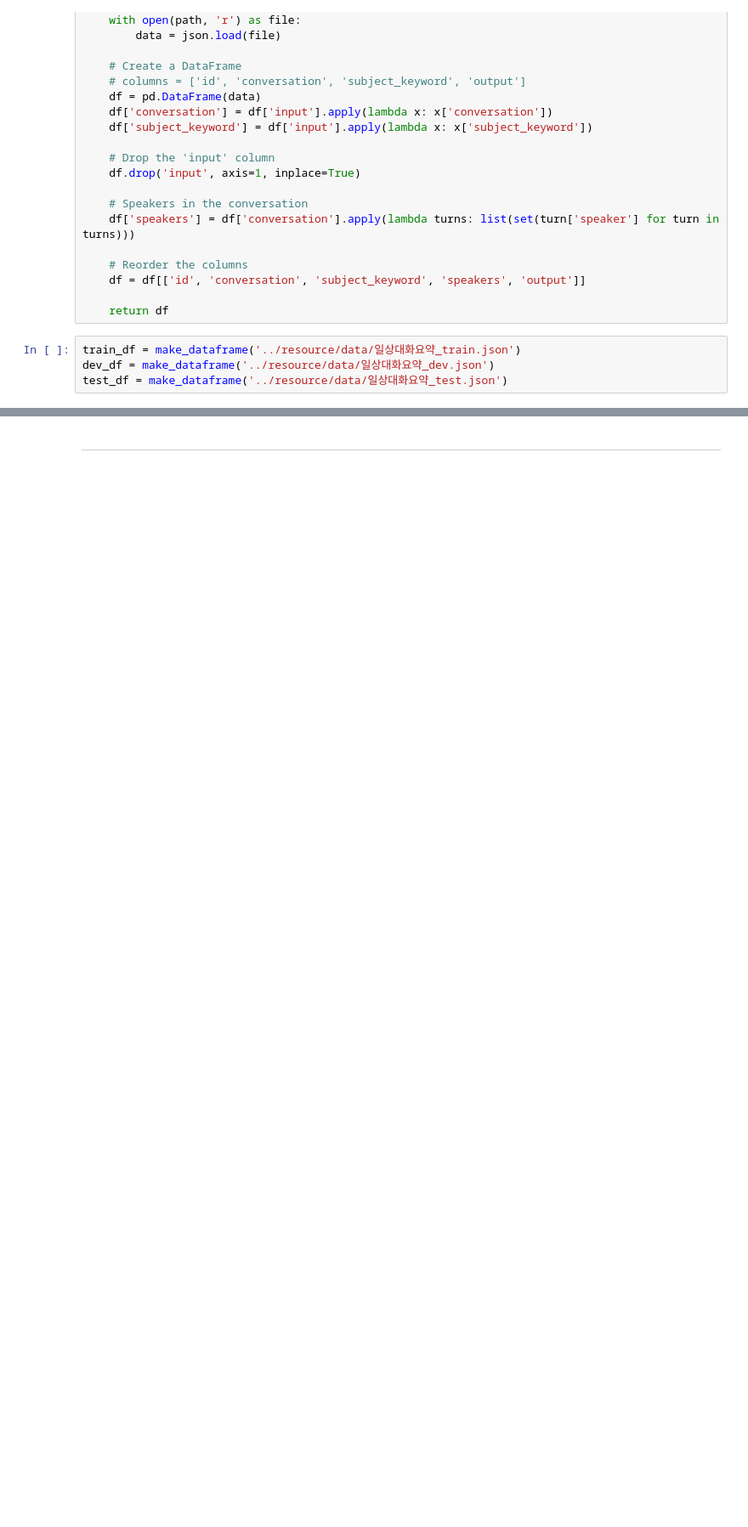
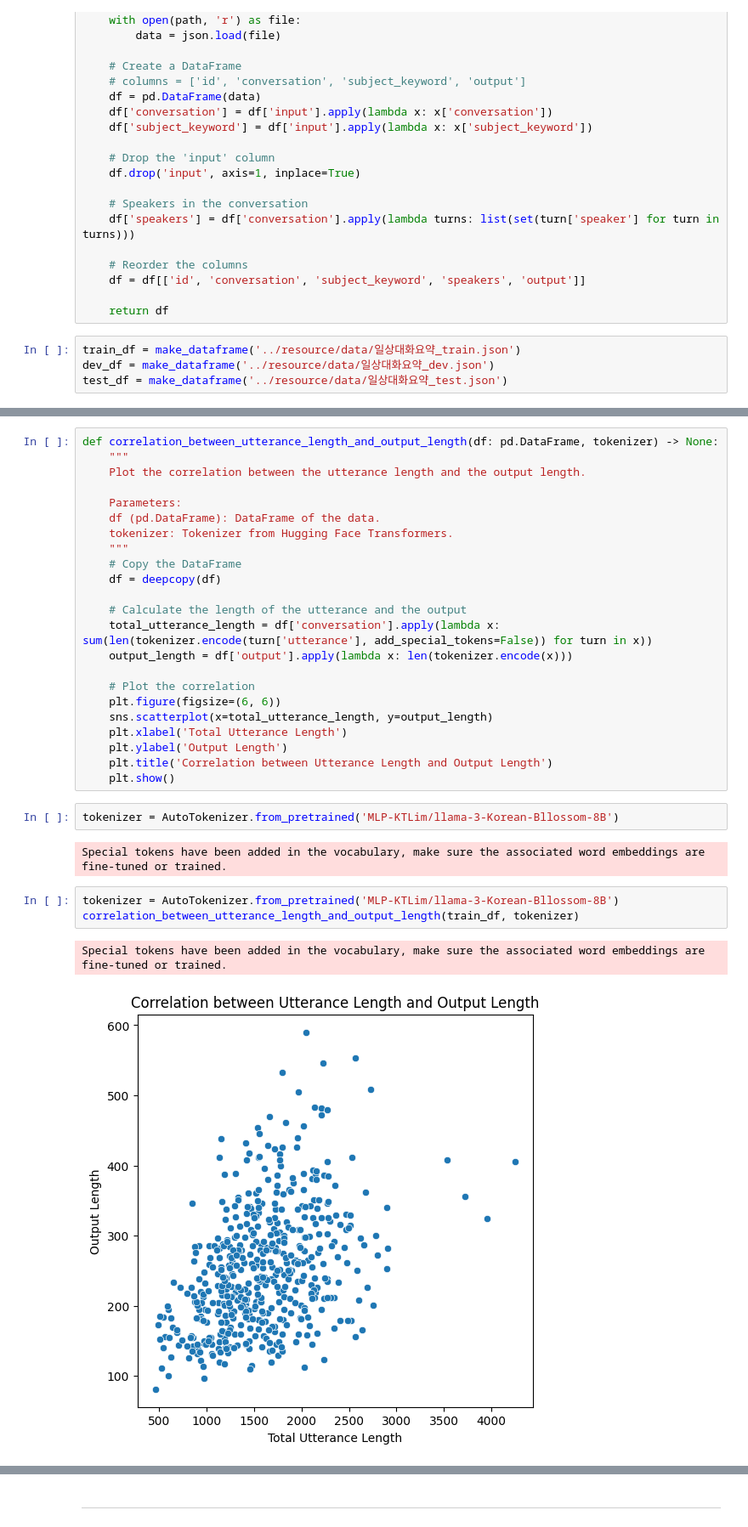
Before and after one commit to DonghaeSuh/dialogue-summarization, a Jupyter notebook: eda/output_structure_eda.ipynb, the cells around one changed output, grey strips where cells are left out. Shown at 85% size. Drawn from its saved outputs; the diff is of its cells as text; blank space fills up the shorter version.

Commit message:
feat - output 구문 구조 분석 및 prompt-tuning

```diff
--- a/eda/output_structure_eda.ipynb
+++ b/eda/output_structure_eda.ipynb
@@ -161,0 +223,33 @@ Sample indexes that The starter speaker is not the first speaker in the output:
+# %%
+def correlation_between_utterance_length_and_output_length(df: pd.DataFrame, tokenizer) -> None:
+    """
+    Plot the correlation between the utterance length and the output length.
+
+    Parameters:
+    df (pd.DataFrame): DataFrame of the data.
+    tokenizer: Tokenizer from Hugging Face Transformers.
+    """
+    # Copy the DataFrame
+    df = deepcopy(df)
+
+    # Calculate the length of the utterance and the output
+    total_utterance_length = df['conversation'].apply(lambda x: sum(len(tokenizer.encode(turn['utterance'], add_special_tokens=False)) for turn in x))
+    output_length = df['output'].apply(lambda x: len(tokenizer.encode(x)))
+
+    # Plot the correlation
+    plt.figure(figsize=(6, 6))
+    sns.scatterplot(x=total_utterance_length, y=output_length)
+    plt.xlabel('Total Utterance Length')
+    plt.ylabel('Output Length')
+    plt.title('Correlation between Utterance Length and Output Length')
+    plt.show()
+# %%
+tokenizer = AutoTokenizer.from_pretrained('MLP-KTLim/llama-3-Korean-Bllossom-8B')
+# %% [output]
+Special tokens have been added in the vocabulary, make sure the associated word embeddings are fine-tuned or trained.
+# %%
+tokenizer = AutoTokenizer.from_pretrained('MLP-KTLim/llama-3-Korean-Bllossom-8B')
+correlation_between_utterance_length_and_output_length(train_df, tokenizer)
+# %% [output]
+Special tokens have been added in the vocabulary, make sure the associated word embeddings are fine-tuned or trained.
+[figure, added]
```
Also changed, not shown: parts of 22 cells of this notebook, 1 other file.
